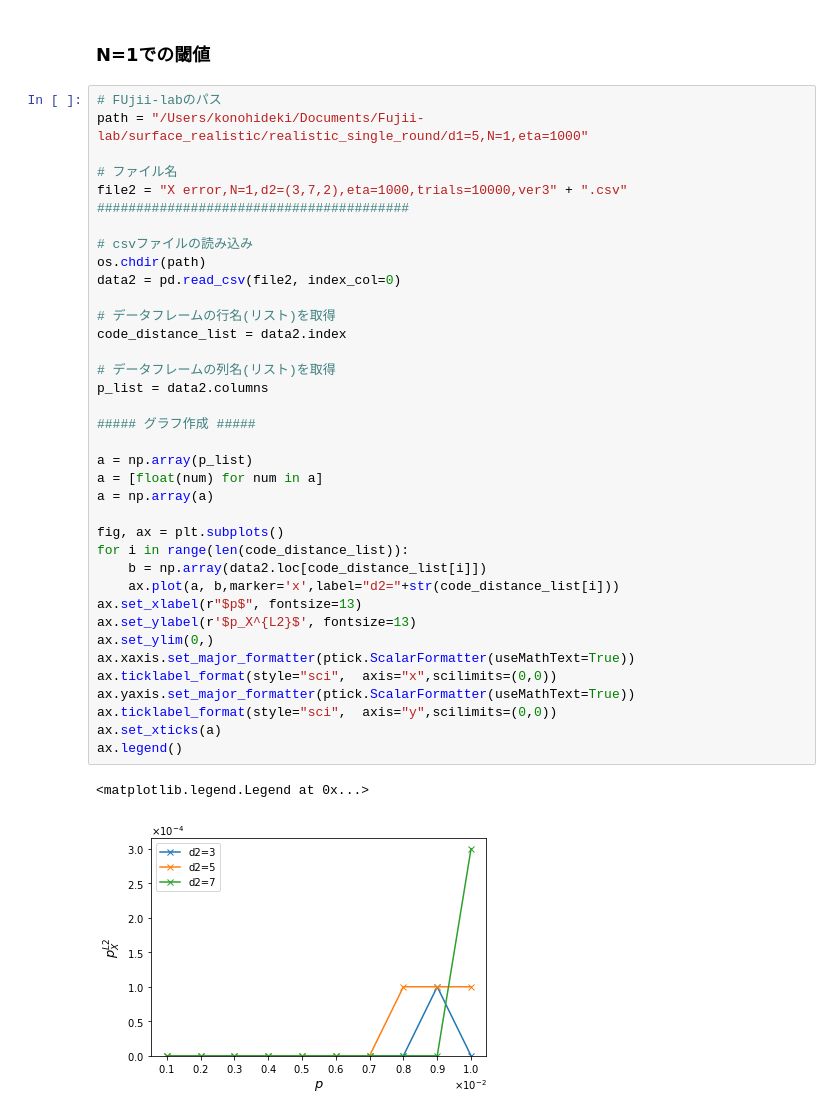
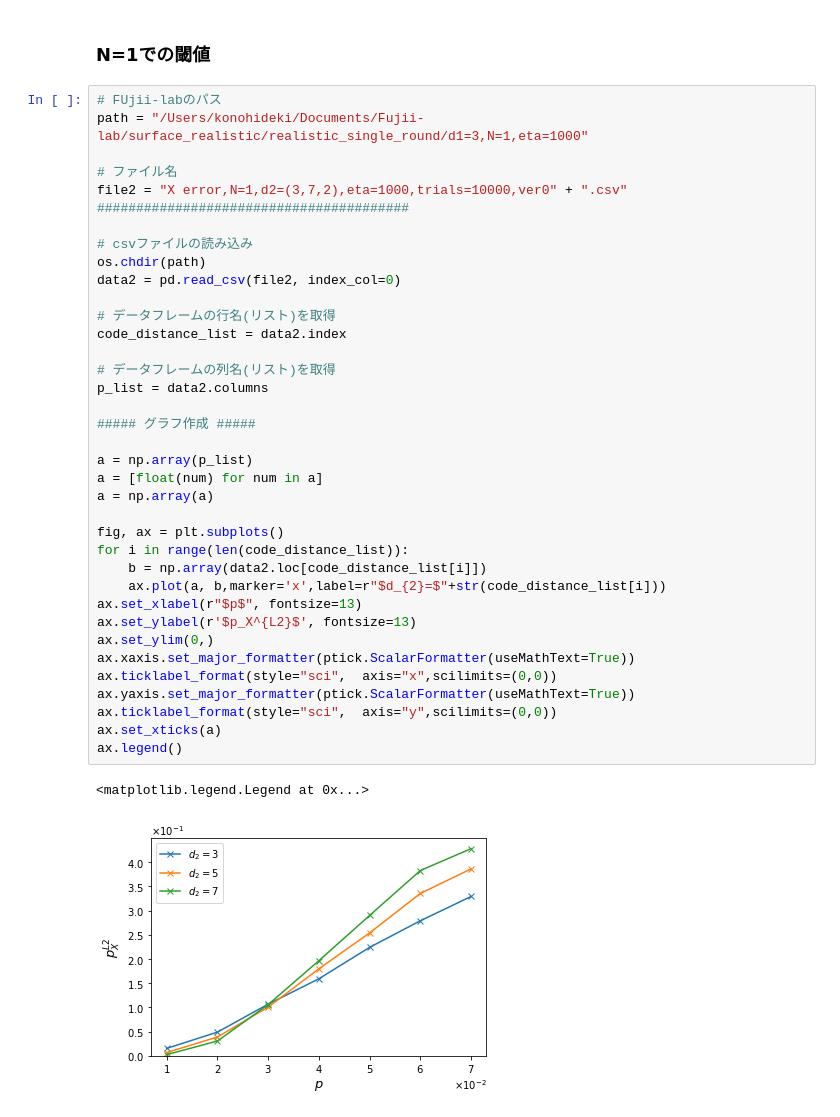
Before and after one commit to kono0924/Fujii-lab, a Jupyter notebook: surface_realistic/realistic_single_round/csv_view.ipynb, the cells around one changed output. Cells and saved outputs as stored; diff of their text form.

```diff
--- a/surface_realistic/realistic_single_round/csv_view.ipynb
+++ b/surface_realistic/realistic_single_round/csv_view.ipynb
@@ -811,44 +811,44 @@ plt.show()
 ### N=1での閾値
 # %%
 # FUjii-labのパス
-path = "/Users/konohideki/Documents/Fujii-lab/surface_realistic/realistic_single_round/d1=5,N=1,eta=1000"
+path = "/Users/konohideki/Documents/Fujii-lab/surface_realistic/realistic_single_round/d1=3,N=1,eta=1000"
 
 # ファイル名
-file2 = "X error,N=1,d2=(3,7,2),eta=1000,trials=10000,ver3" + ".csv"
+file2 = "X error,N=1,d2=(3,7,2),eta=1000,trials=10000,ver0" + ".csv"
 ########################################
 
 # csvファイルの読み込み
 os.chdir(path)
 data2 = pd.read_csv(file2, index_col=0)
 
 # データフレームの行名(リスト)を取得
 code_distance_list = data2.index
 
 # データフレームの列名(リスト)を取得
 p_list = data2.columns
 
 ##### グラフ作成 #####
 
 a = np.array(p_list)
 a = [float(num) for num in a]
 a = np.array(a)
 
 fig, ax = plt.subplots()
 for i in range(len(code_distance_list)):
     b = np.array(data2.loc[code_distance_list[i]])
-    ax.plot(a, b,marker='x',label="d2="+str(code_distance_list[i]))
+    ax.plot(a, b,marker='x',label=r"$d_{2}=$"+str(code_distance_list[i]))
 ax.set_xlabel(r"$p$", fontsize=13)
 ax.set_ylabel(r'$p_X^{L2}$', fontsize=13)
 ax.set_ylim(0,)
 ax.xaxis.set_major_formatter(ptick.ScalarFormatter(useMathText=True))
 ax.ticklabel_format(style="sci",  axis="x",scilimits=(0,0))
 ax.yaxis.set_major_formatter(ptick.ScalarFormatter(useMathText=True))
 ax.ticklabel_format(style="sci",  axis="y",scilimits=(0,0))
 ax.set_xticks(a)
 ax.legend()
 # %% [output]
 <matplotlib.legend.Legend at 0x...>
-[figure, old version]
+[figure, new version]
 # %%
 # FUjii-labのパス
 path = "/Users/konohideki/Documents/Fujii-lab/surface_realistic/realistic_single_round/d1=3,N=1,eta=1000"
```
Also changed, not shown: parts of 1 cell of this notebook.
